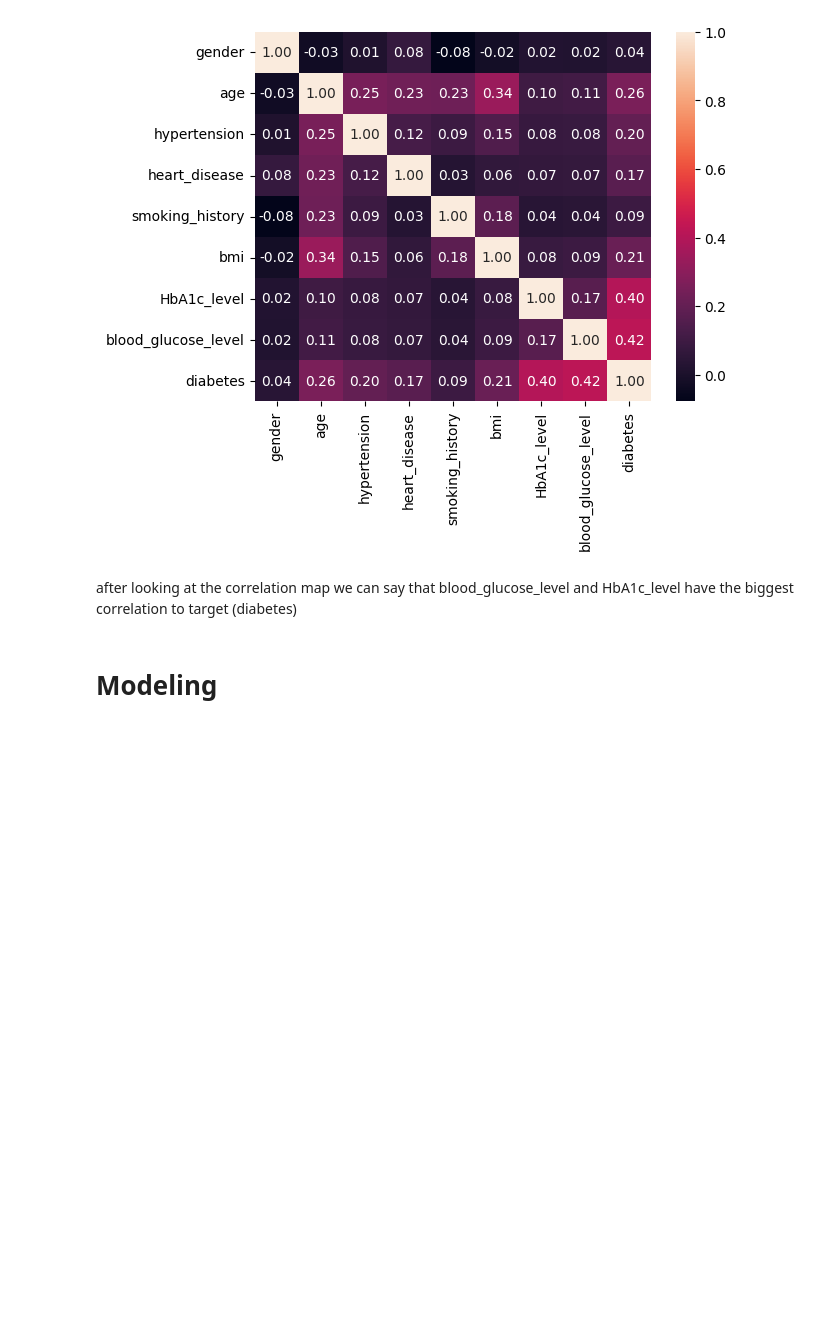
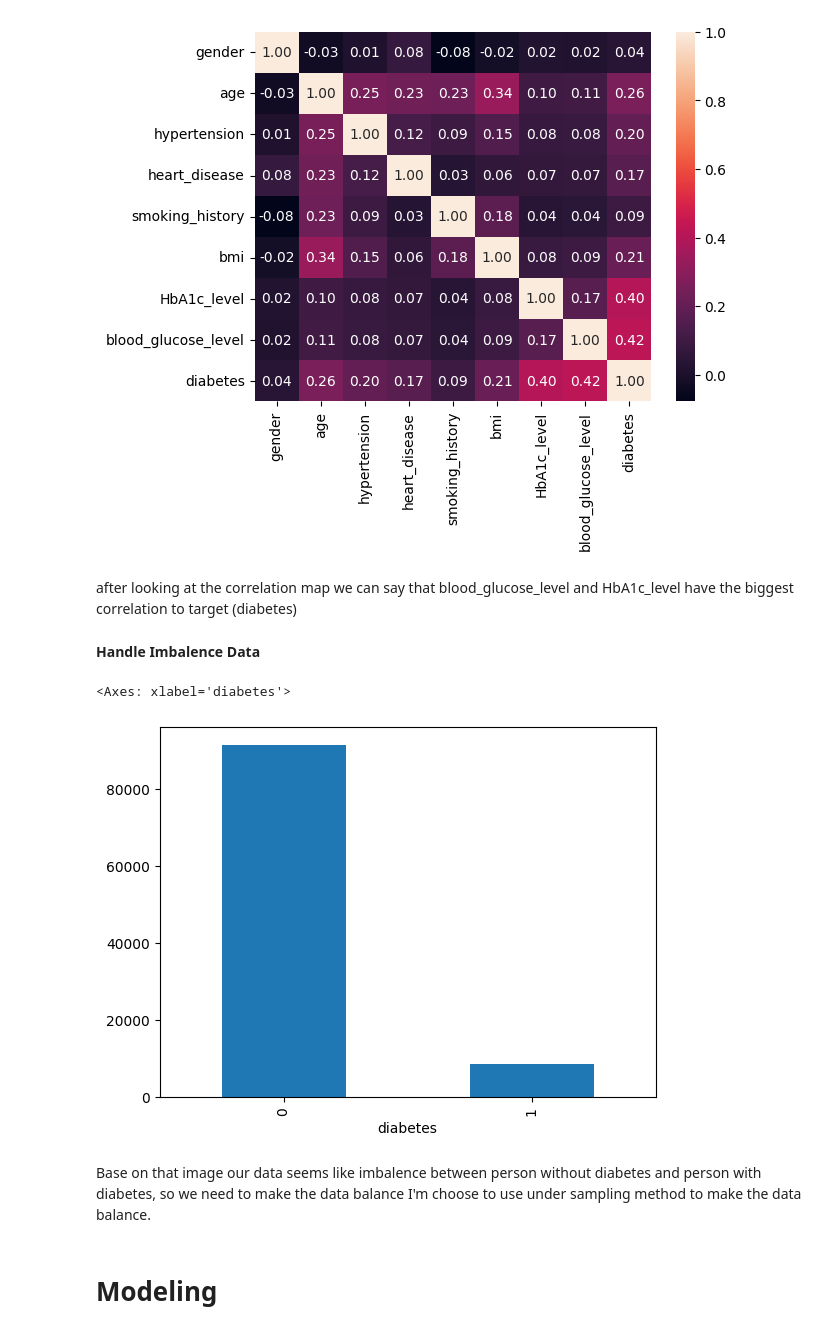
Before and after one commit to magistraapta/diabetes-prediction, a Jupyter notebook: ML_Terapan_Dicoding.ipynb, the cells around one changed output. Cells and saved outputs as stored; diff of their text form; code cells hidden in the pictures; blank space fills up the shorter version.

Commit message:
fix imbalence data

```diff
--- a/ML_Terapan_Dicoding.ipynb
+++ b/ML_Terapan_Dicoding.ipynb
@@ -116,3 +116,12 @@ sns.heatmap(corr, fmt='.2f', annot=True)
 [figure]
 # %% [markdown]
 after looking at the correlation map we can say that blood_glucose_level and HbA1c_level have the biggest correlation to target (diabetes)
+# %% [markdown]
+**Handle Imbalence Data**
+# %%
+df['diabetes'].value_counts().plot(kind='bar')
+# %% [output]
+<Axes: xlabel='diabetes'>
+[figure, added]
+# %% [markdown]
+Base on that image our data seems like imbalence between person without diabetes and person with diabetes, so we need to make the data balance I'm choose to use under sampling method to make the data balance.
```
Also changed, not shown: parts of 4 cells of this notebook, 2 other files.
